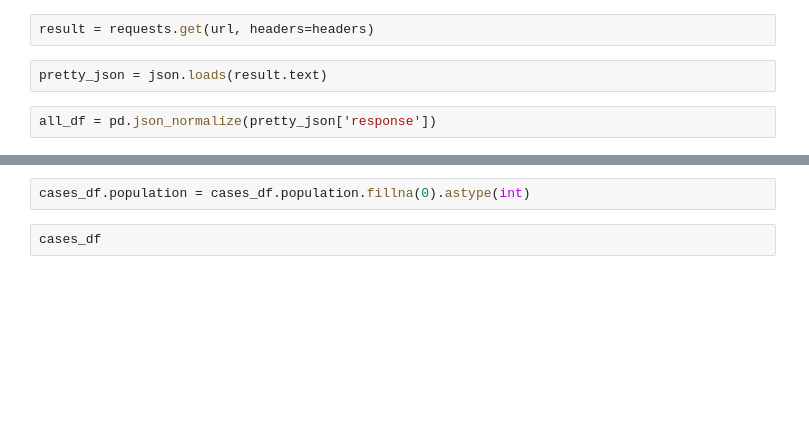
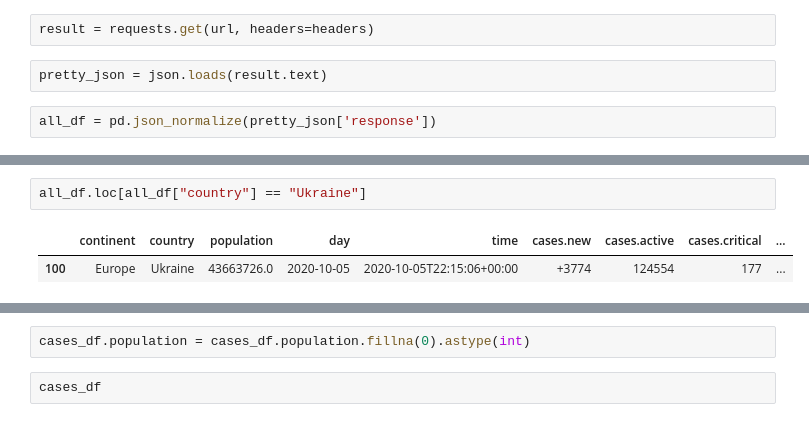
Before and after one commit to fctonio/Travel-restriction-prediction, a Jupyter notebook: Notebooks/API-Covid.ipynb, the cells around one changed output, grey strips where cells are left out. Saved outputs shown, nothing was run; the diff lists cells and outputs as text; blank space fills up the shorter version.

```diff
--- a/Notebooks/API-Covid.ipynb
+++ b/Notebooks/API-Covid.ipynb
@@ -49,3 +49,8 @@ all_df.head()
+# %%
+all_df.loc[all_df["country"] == "Ukraine"]
+# %% [output]
+|  | continent | country | population | day | time | cases.new | cases.active | cases.critical | ... |
+| 100 | Europe | Ukraine | 43663726.0 | 2020-10-05 | 2020-10-05T22:15:06+00:00 | +3774 | 124554 | 177 | ... |
 # %%
 all_df.shape
 # %% [output]
```
Also changed, not shown: parts of 9 cells of this notebook, 24 other files.
